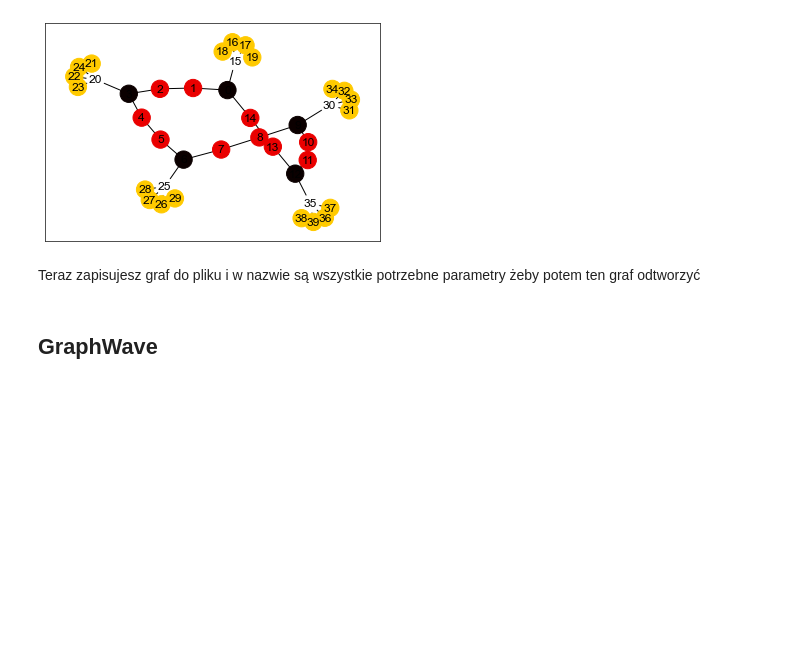
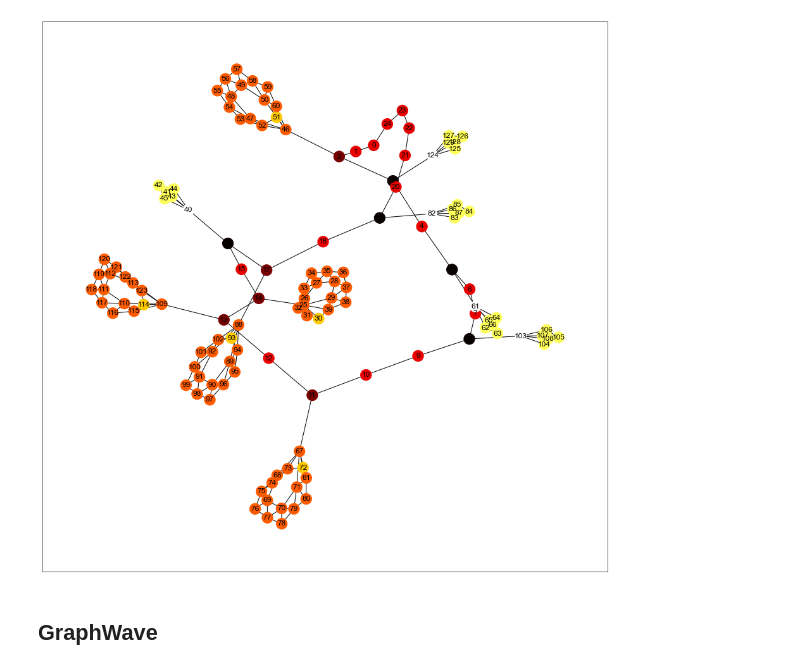
Before and after one commit to x-Tobix/Grafy-i-sieci, a Jupyter notebook: Testing GraphWave.ipynb, the cells around one changed output. Saved outputs shown, nothing was run; the diff lists cells and outputs as text; code cells hidden in the pictures; blank space fills up the shorter version.

```diff
--- a/Testing GraphWave.ipynb
+++ b/Testing GraphWave.ipynb
@@ -382,7 +382,7 @@ def tree(start, nb_levels, regularity, role_start=0, plot=False):
 
 def build_structure(width_basis, basis_type, list_shapes, start=0,
                     rdm_basis_plugins =False, add_random_edges=0,
-                    plot=False, savefig=False):
+                    delete_random_edges=0, plot=False, savefig=False):
     '''This function creates a basis (torus, string, or cycle)
     and attaches elements of the type in the list randomly along the basis.
     Possibility to add random edges afterwards.
@@ -447,42 +447,50 @@ def build_structure(width_basis, basis_type, list_shapes, start=0,
         for p in range(add_random_edges):
             src, dest = np.random.choice(nx.number_of_nodes(basis),
                                          2, replace=False)
-            print(src, dest)
+            #print(src, dest)
             basis.add_edges_from([(src, dest)])
+    if delete_random_edges > 0:
+        # delete random edges between nodes:
+        for p in range(delete_random_edges):
+            src, dest = np.random.choice(nx.number_of_nodes(basis),
+                                         2, replace=False)
+            #print(src, dest)
+            basis.remove_edges_from([(src, dest)])
     if plot is True: plot_networkx(basis, role_id)
 
     return basis, communities, plugins, role_id
 # %%
-width_basis = 15
+width_basis = 25
 #nbTrials = 20
 
 
 ################################### EXAMPLE TO BUILD A SIMPLE REGULAR STRUCTURE ##########
 ## REGULAR STRUCTURE: the most simple structure:  basis + n small patterns of a single type
 
 ### 1. Choose the basis (cycle, torus or chain)
 basis_type = "cycle"
 
 ### 2. Add the shapes
-n_shapes = 5  ## numbers of shapes to add
+n_shapes = 3  ## numbers of shapes to add
 shape = "star"
 #shape=["star",6] ## shapes and their associated required parameters  (nb of edges for the star, etc)
 #shape=["star",6]
-list_shapes = [[shape,4]] * n_shapes
+#list_shapes = [[shape,6]] * n_shapes
+
+list_shapes = [["hollow"],["diamond"] ] * 5
 
 ### 3. Give a name to the graph
 identifier = "_" + basis_type   ## just a name to distinguish between different trials
 sb.set_style('white')
 
 ### 4. Pass all these parameters to the Graph Structure
 add_edges = 0
-G, communities, _ , role_id = build_structure(width_basis, basis_type, list_shapes, start=0,
-                                       add_random_edges=add_edges, plot=True,
+delete_edges = 0
+G, communities, plugins , role_id = build_structure(width_basis, basis_type, list_shapes, start=0,
+                                       add_random_edges=add_edges, delete_random_edges=delete_edges, plot=True, rdm_basis_plugins =True,
                                        savefig=False)
 name_graph = str(width_basis) + basis_type + str(n_shapes) + shape + "_" + str(datetime.datetime.now())[-3:]
 # %% [output]
-[figure, old version]
+[figure, new version]
-# %% [markdown]
-Teraz zapisujesz graf do pliku i w nazwie są wszystkie potrzebne parametry żeby potem ten graf odtworzyć
 # %%
 A = nx.adjacency_matrix(G)
```
Also changed, not shown: parts of 7 cells of this notebook.
